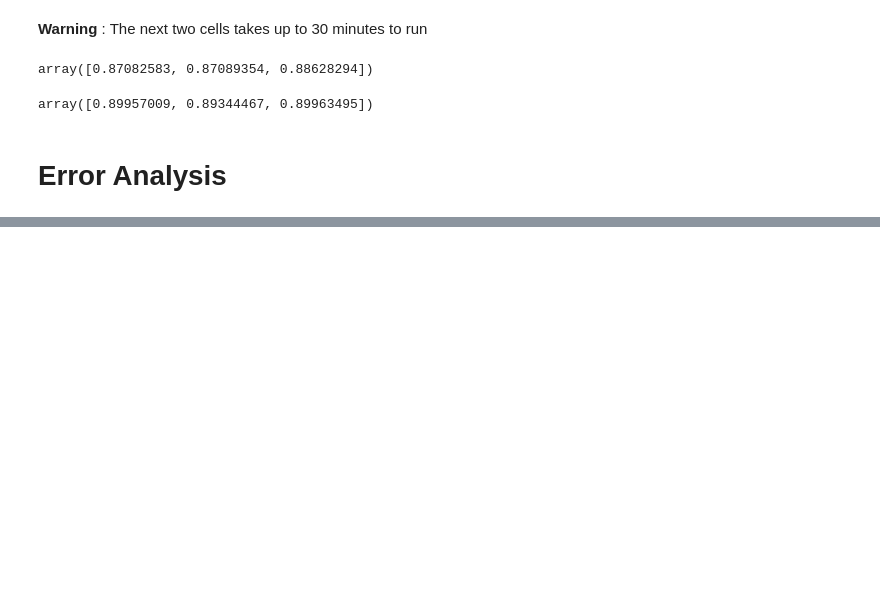
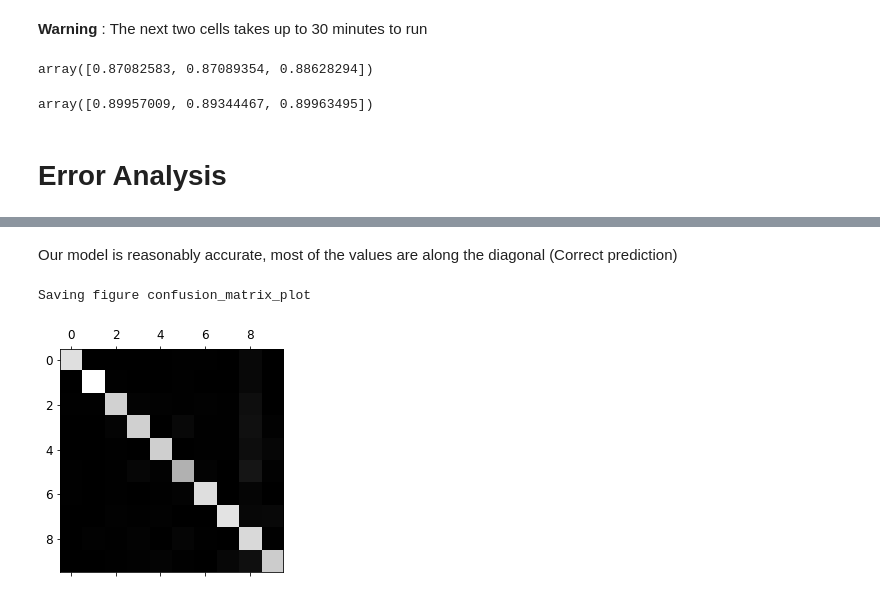
Before and after one commit to uzoochogu/Machine-Learning-Projects, a Jupyter notebook: mnist-digits-classification/mnist_dataset_classifcation.ipynb, the cells around one changed output, grey strips where cells are left out. Cells and saved outputs as stored; diff of their text form; code cells hidden in the pictures; blank space fills up the shorter version.

Commit message:
I conducted error analysis on the classifier

```diff
--- a/mnist-digits-classification/mnist_dataset_classifcation.ipynb
+++ b/mnist-digits-classification/mnist_dataset_classifcation.ipynb
@@ -575,3 +575,8 @@ cross_val_score(sgd_clf, X_train_scaled, y_train, cv=3, scoring="accuracy")
 array([0.89957009, 0.89344467, 0.89963495])
 # %% [markdown]
 # Error Analysis
+# %%
+#LEt's see the confusio matrix of the multiclass sgd classifier
+y_train_pred = cross_val_predict(sgd_clf, X_train_scaled, y_train, cv=3)
+conf_mx = confusion_matrix(y_train, y_train_pred)
+conf_mx
@@ -577,0 +595,11 @@ array([0.89957009, 0.89344467, 0.89963495])
+# %% [markdown]
+Our model is reasonably accurate, most of the values are along the diagonal (Correct prediction)
+# %%
+#Let's visualize the confusion matrix
+
+plt.matshow(conf_mx, cmap=plt.cm.gray)
+save_fig("confusion_matrix_plot", tight_layout=False)
+plt.show()
+# %% [output]
+Saving figure confusion_matrix_plot
+[figure, added]
```
Also changed, not shown: parts of 12 cells of this notebook, 6 other files.
